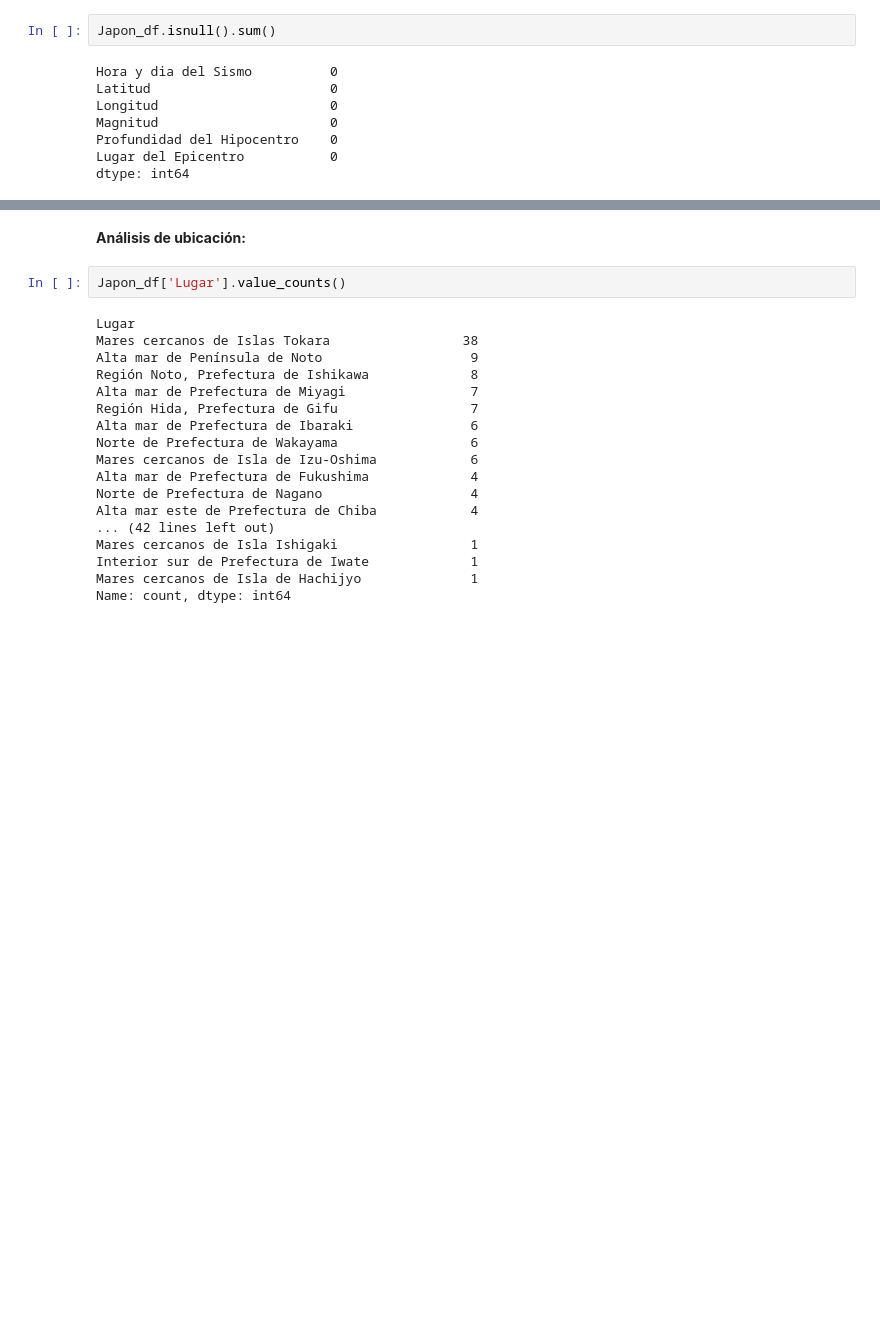
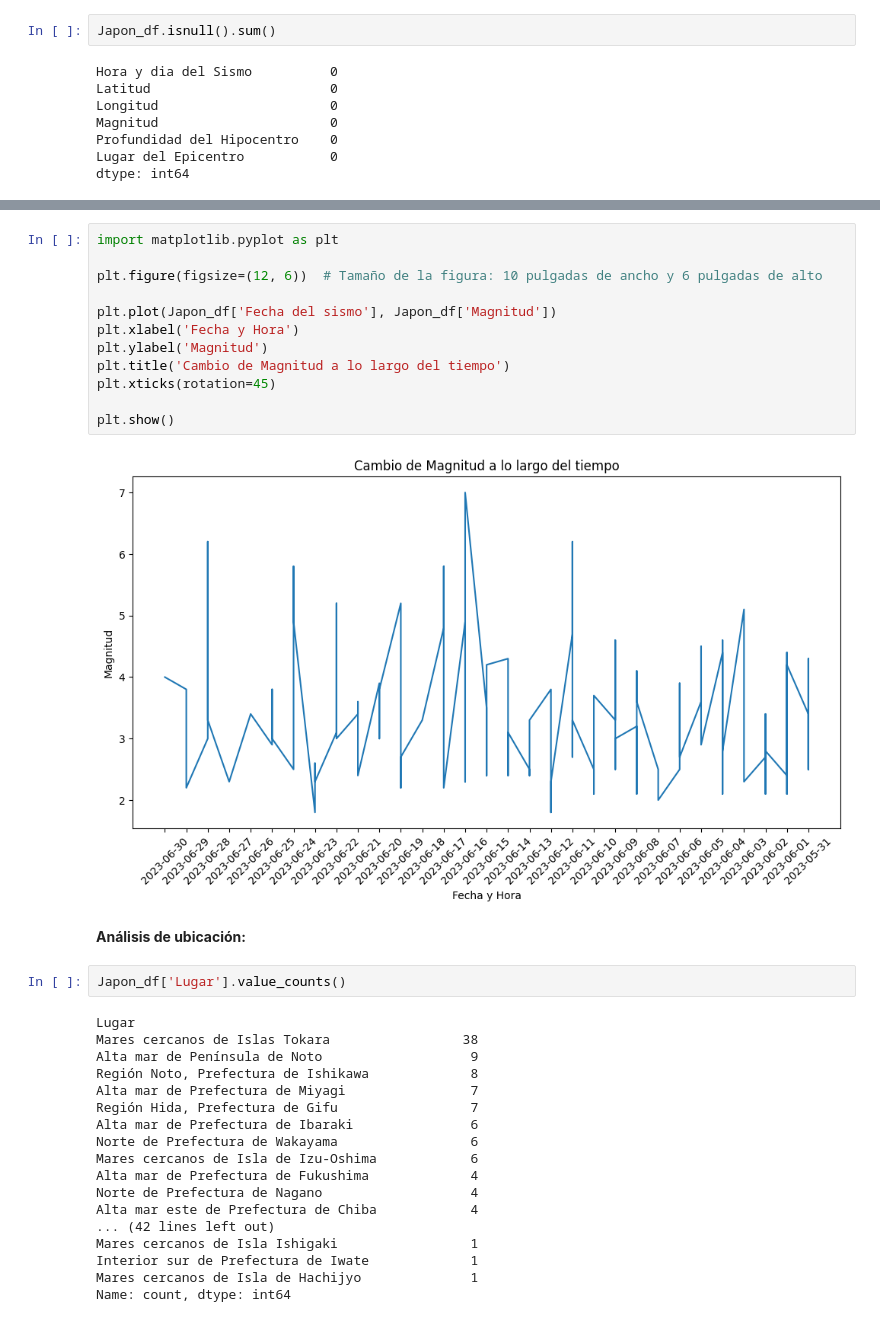
Before and after one commit to Macagonzalezamico/ProyectoSismo, a Jupyter notebook: code/eda/Japon/EDA_Japon.ipynb, the cells around one changed output, grey strips where cells are left out. Saved outputs shown, nothing was run; the diff lists cells and outputs as text; blank space fills up the shorter version.

```diff
--- a/code/eda/Japon/EDA_Japon.ipynb
+++ b/code/eda/Japon/EDA_Japon.ipynb
@@ -43,3 +158,17 @@ Japon_df.head()
+# %%
+import matplotlib.pyplot as plt
+
+plt.figure(figsize=(12, 6))  # Tamaño de la figura: 10 pulgadas de ancho y 6 pulgadas de alto
+
+plt.plot(Japon_df['Fecha del sismo'], Japon_df['Magnitud'])
+plt.xlabel('Fecha y Hora')
+plt.ylabel('Magnitud')
+plt.title('Cambio de Magnitud a lo largo del tiempo')
+plt.xticks(rotation=45)
+
+plt.show()
+# %% [output]
+[figure, added]
 # %% [markdown]
 **Análisis de ubicación:**
 # %%
```
Also changed, not shown: parts of 20 cells of this notebook, 1 other file.
